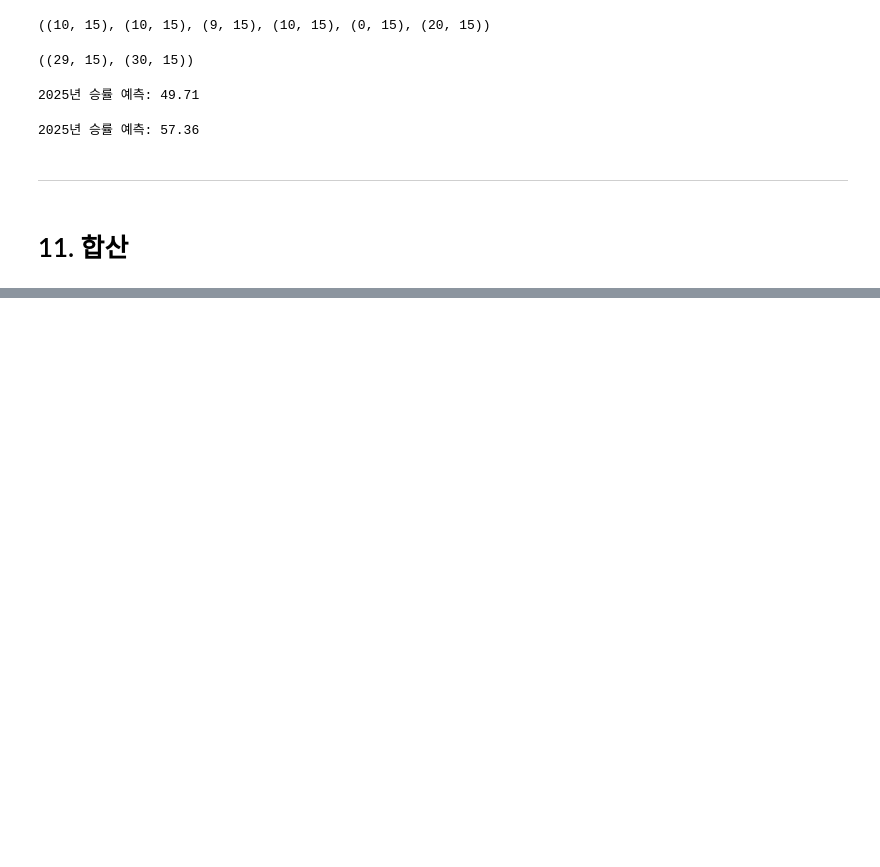
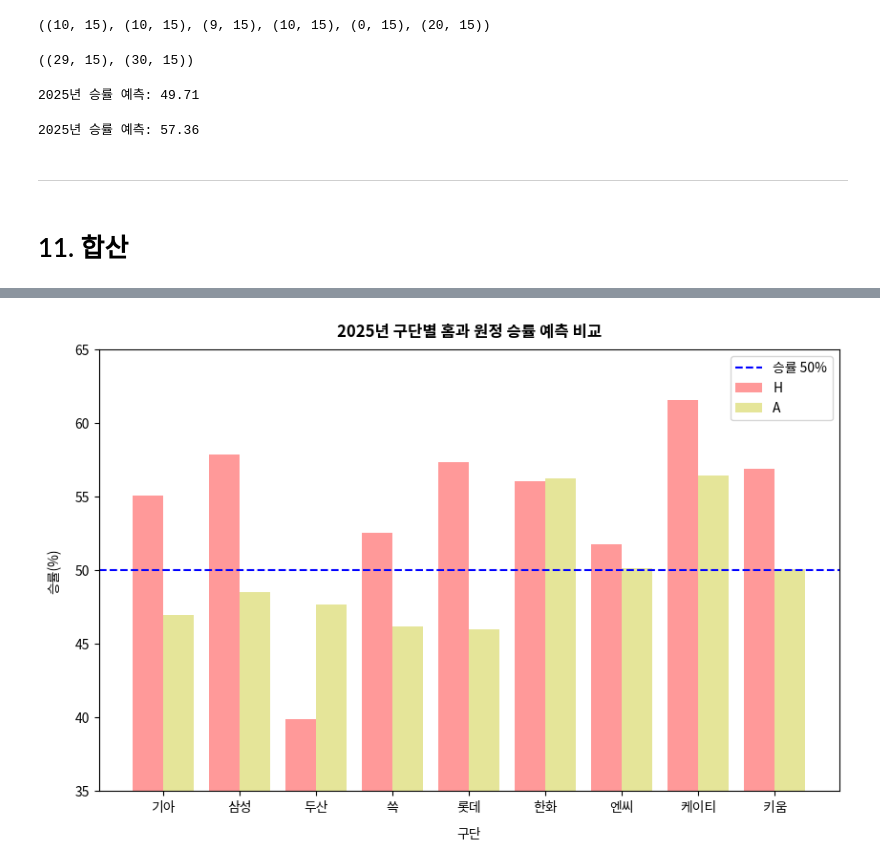
Before and after one commit to IAMKIMEUNSEO/predict2025_kbo_lgtwins_winning_rate, a Jupyter notebook: lgtwins.ipynb, the cells around one changed output, grey strips where cells are left out. Saved outputs shown, nothing was run; the diff lists cells and outputs as text; code cells hidden in the pictures; blank space fills up the shorter version.

```diff
--- a/lgtwins.ipynb
+++ b/lgtwins.ipynb
@@ -3775,0 +3903,27 @@ df_team_week_winning_rate
+# %%
+x = np.arange(len(df_team_HA_winning_rate.index))
+
+plt.figure(figsize=(10, 6))
+
+w = 0.4
+plt.bar(x-w/2, df_team_HA_winning_rate['H'], width=w, label='H', color='r', alpha=0.4)
+plt.bar(x+w/2, df_team_HA_winning_rate['A'], width=w, label='A', color='y', alpha=0.4)
+
+plt.xticks(ticks=x, labels=df_team_HA_winning_rate.index)
+plt.title("2025년 구단별 홈과 원정 승률 예측 비교", pad=10, weight='bold')
+plt.xlabel("구단", labelpad=10)
+plt.ylabel("승률(%)", labelpad=10)
+plt.ylim(35, 65)
+plt.yticks(np.arange(35, 70, 5))
+
+#H, W 평균 직선 추가
+meanH = df_team_HA_winning_rate.mean().values[0].round(2)    #H 평균
+meanA = df_team_HA_winning_rate.mean().values[1].round(2)    #A 평균
+#plt.axhline(y=meanH, color='r', linestyle='--', linewidth=1.5, label='홈 승률 평균')
+#plt.axhline(y=meanA, color='b', linestyle='--', linewidth=1.5, label='원정 승률 평균')
+plt.axhline(y=50, color='b', linestyle='--', linewidth=1.5, label='승률 50%') #승차0
+
+plt.legend()
+plt.show()
+# %% [output]
+[figure, added]
```
Also changed, not shown: parts of 19 cells of this notebook.
